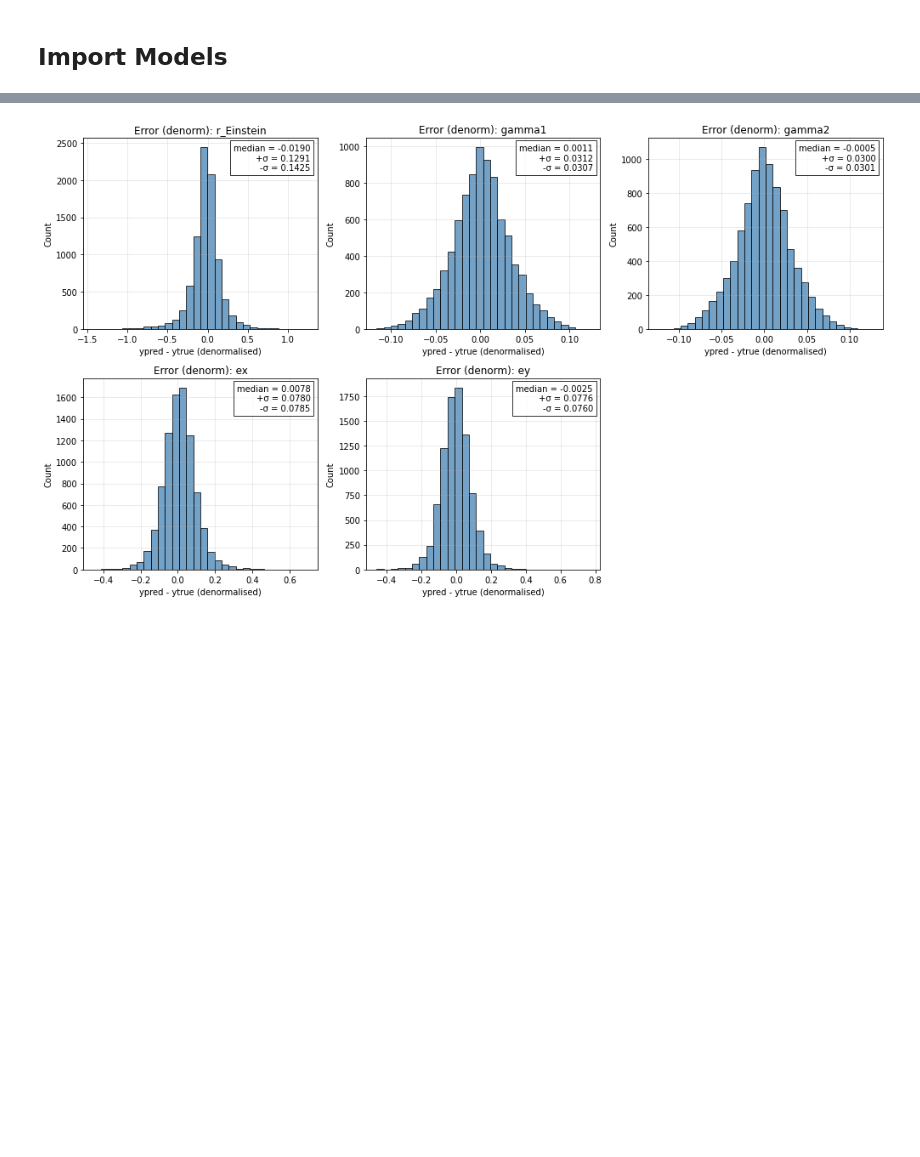
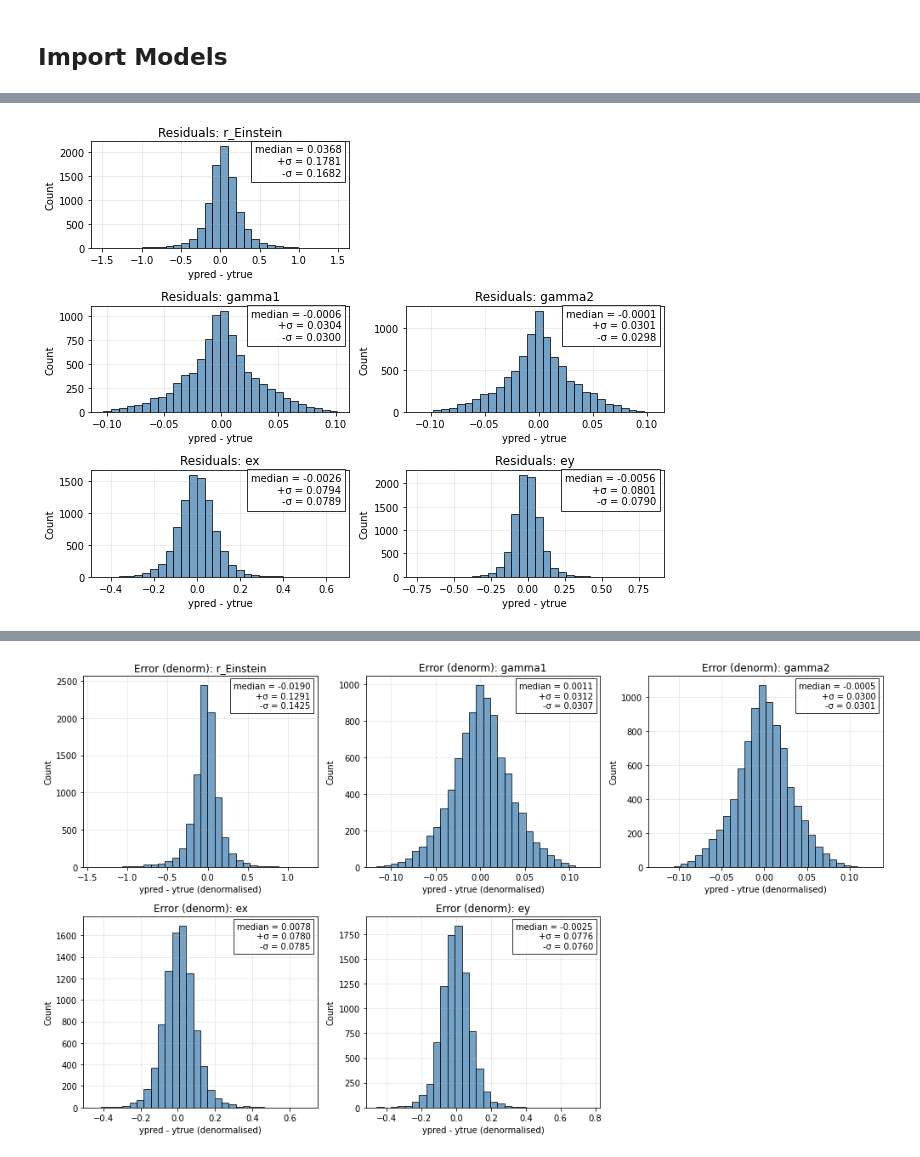
Before and after one commit to matthbatt/Deep-learning-gravitational-lensing, a Jupyter notebook: lensing_UNet_ResNet.ipynb, the cells around one changed output, grey strips where cells are left out. Cells and saved outputs as stored; diff of their text form; code cells hidden in the pictures; blank space fills up the shorter version.

```diff
--- a/lensing_UNet_ResNet.ipynb
+++ b/lensing_UNet_ResNet.ipynb
@@ -535,0 +540,66 @@ plt.show()
+# %%
+import torch
+import numpy as np
+import matplotlib.pyplot as plt
+
+# --- Min/max used for normalization ---
+df_min = df_sample[["r_Einstein", "gamma1", "gamma2", "ex", "ey"]].min().values
+df_max = df_sample[["r_Einstein", "gamma1", "gamma2", "ex", "ey"]].max().values
+scale = df_max - df_min   # range for each parameter
+
+# --- Convert to numpy ---
+y_true = targets.numpy()
+y_pred = preds.numpy()
+
+# --- DENORMALIZATION ---
+y_true_denorm = y_true * scale + df_min
+y_pred_denorm = y_pred * scale + df_min
+
+# --- Compute denormalised errors ---
+error_denorm = y_pred_denorm - y_true_denorm
+
+# --- Asymmetric statistics ---
+medians = np.median(error_denorm, axis=0)
+p16 = np.percentile(error_denorm, 16, axis=0)
+p84 = np.percentile(error_denorm, 84, axis=0)
+
+sigma_minus = medians - p16
+sigma_plus  = p84 - medians
+
+param_names = ["r_Einstein", "gamma1", "gamma2", "ex", "ey"]
+
+# --- Plot ---
+fig, axes = plt.subplots(3, 2, figsize=(9, 7))
+axes = axes.flatten()
+poss = [1,3,4,5,6]
+
+for i in range(error_denorm.shape[1]):
+    plt.subplot(3, 2, poss[i])
+    plt.hist(error_denorm[:, i], bins=30, alpha=0.75,
+             color="steelblue", edgecolor="black")
+    plt.title(f"Residuals: {param_names[i]}")
+    plt.xlabel("ypred - ytrue")
+    plt.ylabel("Count")
+    plt.grid(alpha=0.3)
+
+    # --- Add text box with denormalised stats ---
+    text = (
+        f"median = {medians[i]:.4f}\n"
+        f"+σ = {sigma_plus[i]:.4f}\n"
+        f"-σ = {sigma_minus[i]:.4f}"
+    )
+
+    plt.text(
+        0.97, 0.97, text,
+        transform=plt.gca().transAxes,
+        fontsize=10,
+        ha="right", va="top",
+        bbox=dict(facecolor="white", alpha=0.8, edgecolor="black")
+    )
+
+plt.tight_layout()
+axes[1].axis("off")
+# plt.savefig("/net/CLUSTER/VAULT/users/mbatt/gravitational_lensing/plots/resnet_residus_sqrt_images_first.png", dpi=300, bbox_inches="tight")
+plt.show()
+# %% [output]
+[figure, added]
```
Also changed, not shown: parts of 8 cells of this notebook, 7 other files.
